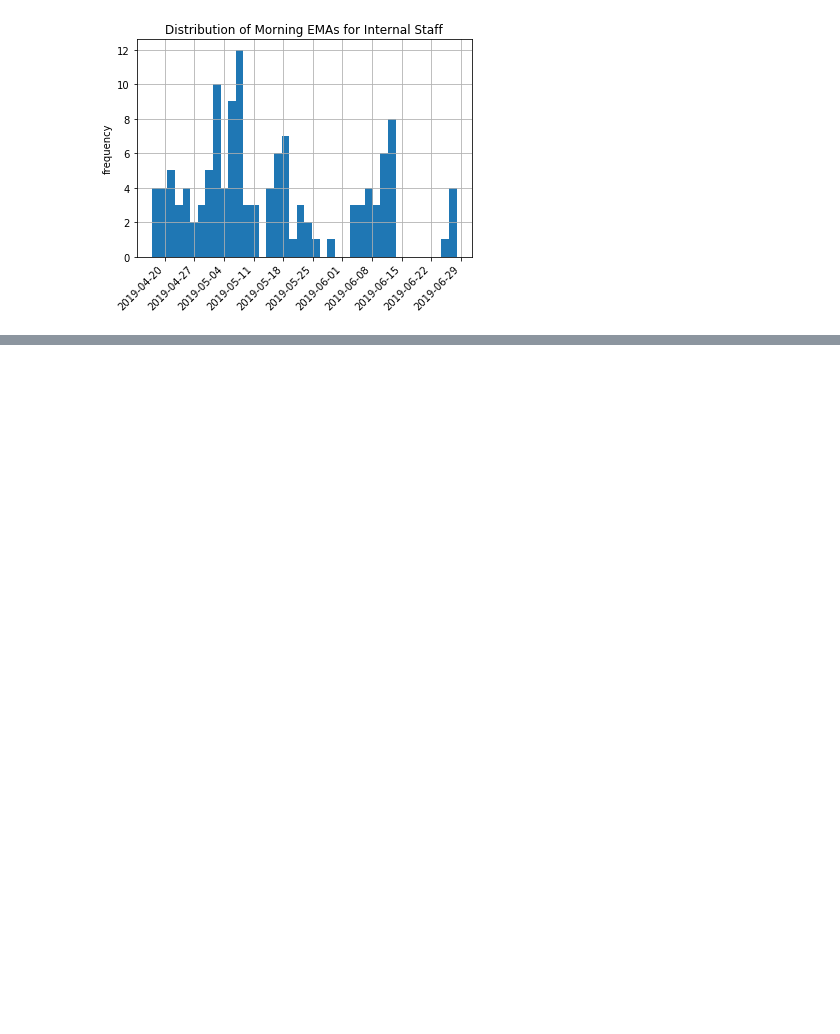
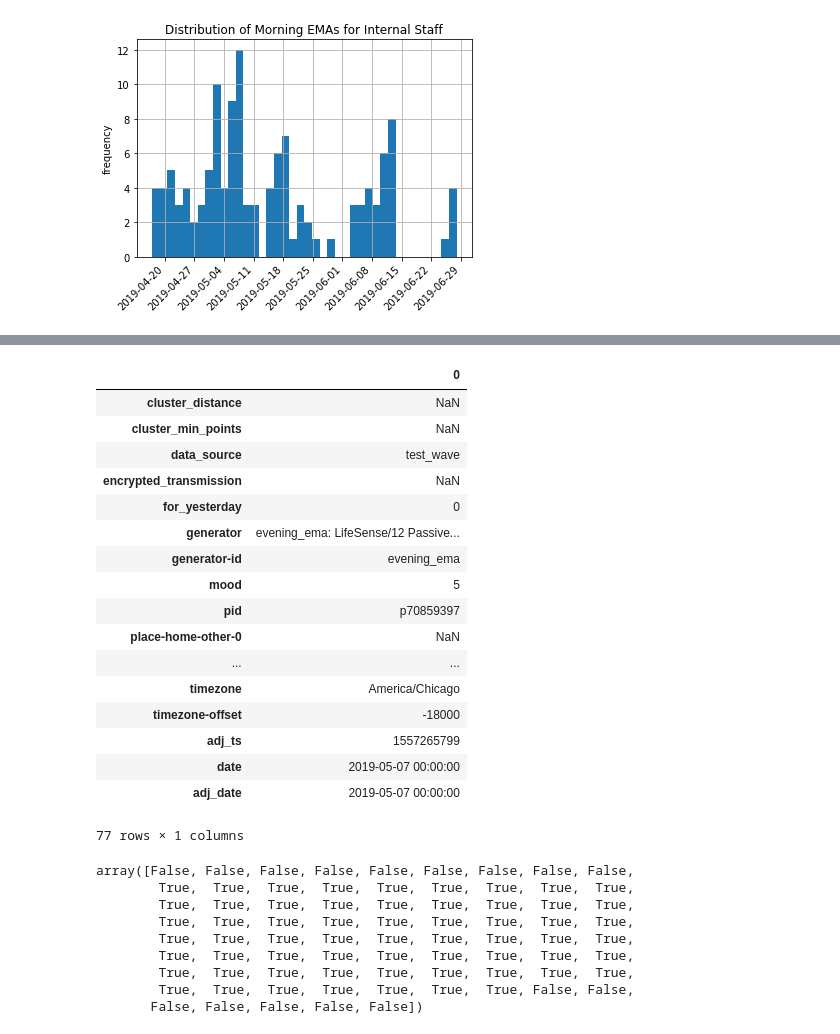
Before and after one commit to tliu526/lifesense, a Jupyter notebook: lifesense_missingness.ipynb, the cells around one changed output, grey strips where cells are left out. Cells and saved outputs as stored; diff of their text form; code cells hidden in the pictures; blank space fills up the shorter version.

```diff
--- a/lifesense_missingness.ipynb
+++ b/lifesense_missingness.ipynb
@@ -216,0 +310,32 @@ plt.show()
+# %%
+test_row = even_ema_df.iloc[0,:].to_frame()
+display(test_row)
+test_row.index.str.startswith('place')
+# %% [output]
+|  | 0 |
+| cluster_distance | NaN |
+| cluster_min_points | NaN |
+| data_source | test_wave |
+| encrypted_transmission | NaN |
+| for_yesterday | 0 |
+| generator | evening_ema: LifeSense/12 Passive... |
+| generator-id | evening_ema |
+| mood | 5 |
+| pid | p70859397 |
+| place-home-other-0 | NaN |
+| ... | ... |
+| timezone | America/Chicago |
+| timezone-offset | -18000 |
+| adj_ts | 1557265799 |
+| date | 2019-05-07 00:00:00 |
+| adj_date | 2019-05-07 00:00:00 |
+77 rows × 1 columns
+array([False, False, False, False, False, False, False, False, False,
+        True,  True,  True,  True,  True,  True,  True,  True,  True,
+        True,  True,  True,  True,  True,  True,  True,  True,  True,
+        True,  True,  True,  True,  True,  True,  True,  True,  True,
+        True,  True,  True,  True,  True,  True,  True,  True,  True,
+        True,  True,  True,  True,  True,  True,  True,  True,  True,
+        True,  True,  True,  True,  True,  True,  True,  True,  True,
+        True,  True,  True,  True,  True,  True,  True, False, False,
+       False, False, False, False, False])
```
Also changed, not shown: parts of 19 cells of this notebook.
